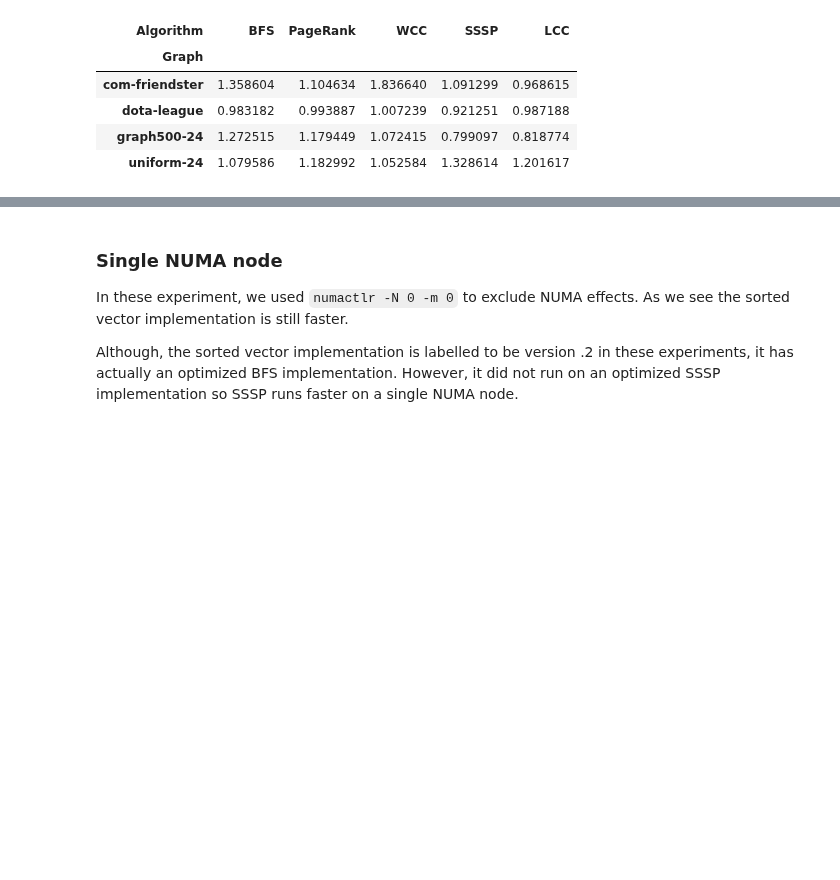
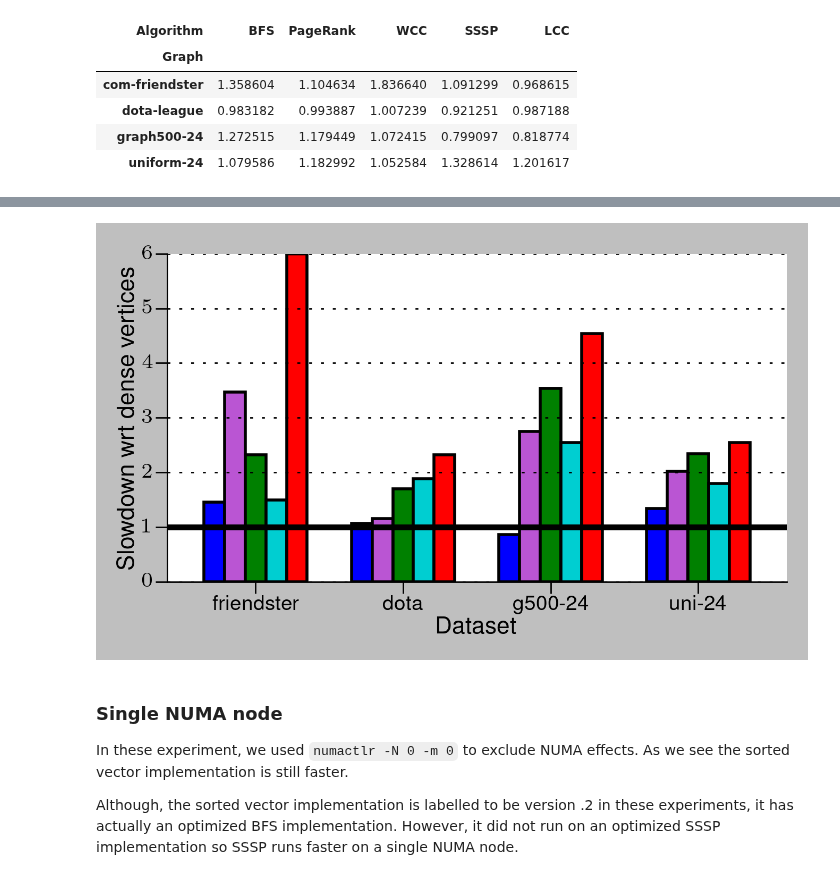
Before and after one commit to PerFuchs/gfe_notebooks, a Jupyter notebook: graphalytics_microbenchmarks.ipynb, the cells around one changed output, grey strips where cells are left out. Saved outputs shown, nothing was run; the diff lists cells and outputs as text; code cells hidden in the pictures; blank space fills up the shorter version.

```diff
--- a/graphalytics_microbenchmarks.ipynb
+++ b/graphalytics_microbenchmarks.ipynb
@@ -200,0 +257,5 @@ plt.savefig("../plots/sequential-edge-layout-vs-vector-new.png", dpi=400)
+# %%
+# Compare Teseo dense vs Teseo sparse
+dense_sparse = slowdown_against_base(data_grouped_dense_sparse.copy(), data_grouped_dense_sparse.loc["Teseo dense"])
+dense_sparse = dense_sparse.drop(["sssp", "bfs", "wcc", "pagerank", "cdlp", "lcc"], axis=1)
+dense_sparse = dense_sparse.loc["Teseo"]
@@ -201,3 +273,25 @@ plt.savefig("../plots/sequential-edge-layout-vs-vector-new.png", dpi=400)
+# %%
+## FIGURE 2c
+colormap=common.set_algorithm_colormap()
+p = dense_sparse.sort_values(axis=1, by='Algorithm').plot.bar(width=0.7, color=colormap, legend=None)
+
+plotting.latexify()
+
+plt.xticks(rotation=0)
+plt.yticks()
+x_labels = ("friendster", "dota", "g500-24", "uni-24")
+plt.xticks(positions, x_labels)
+
+plt.xlabel("Dataset")
+plt.ylabel("Slowdown wrt dense vertices")
+
+plotting.add_line_on_1(plt)
+plotting.format_axes(p)
+
+plt.tight_layout()
+plt.savefig(plotting.base_path + "dense-vs-sparse-vertex-domain-new.png", dpi=400)
+# %% [output]
+[figure, added]
 # %% [markdown]
 ### Single NUMA node
 
```
Also changed, not shown: parts of 29 cells of this notebook, 1 other file.
